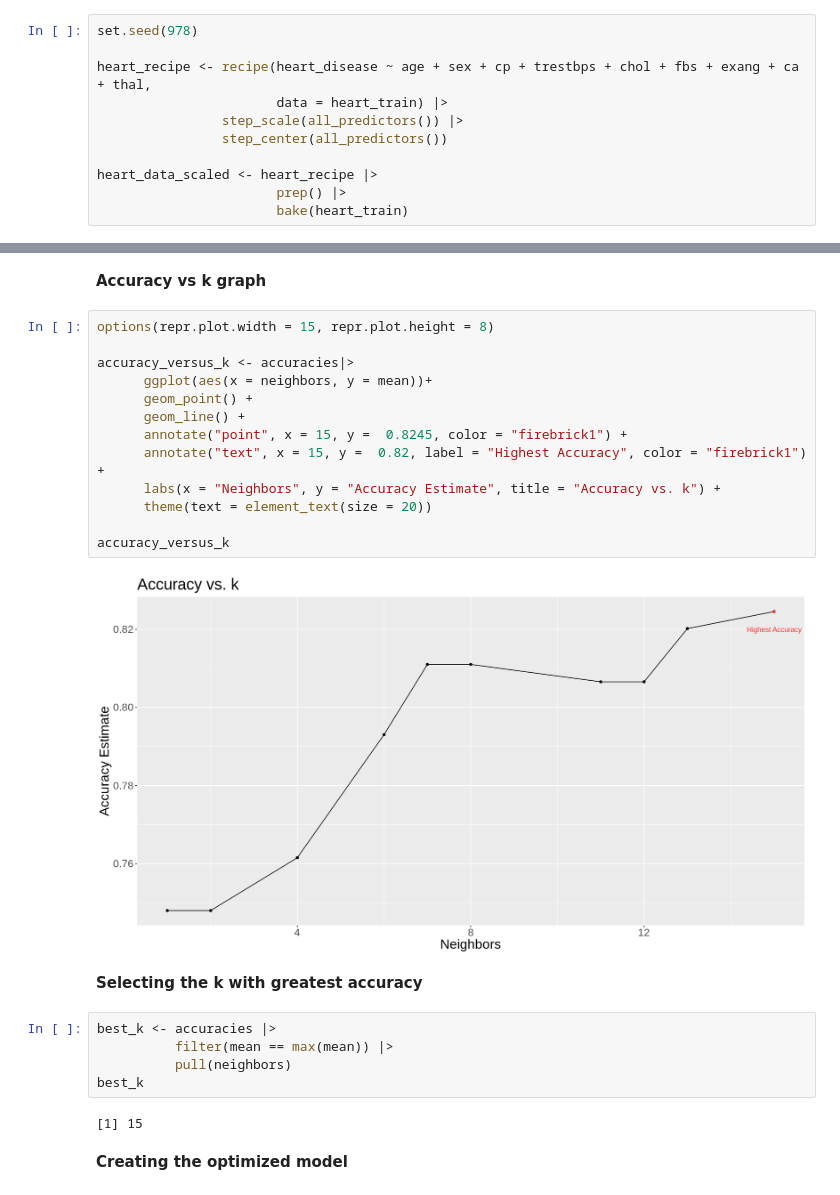
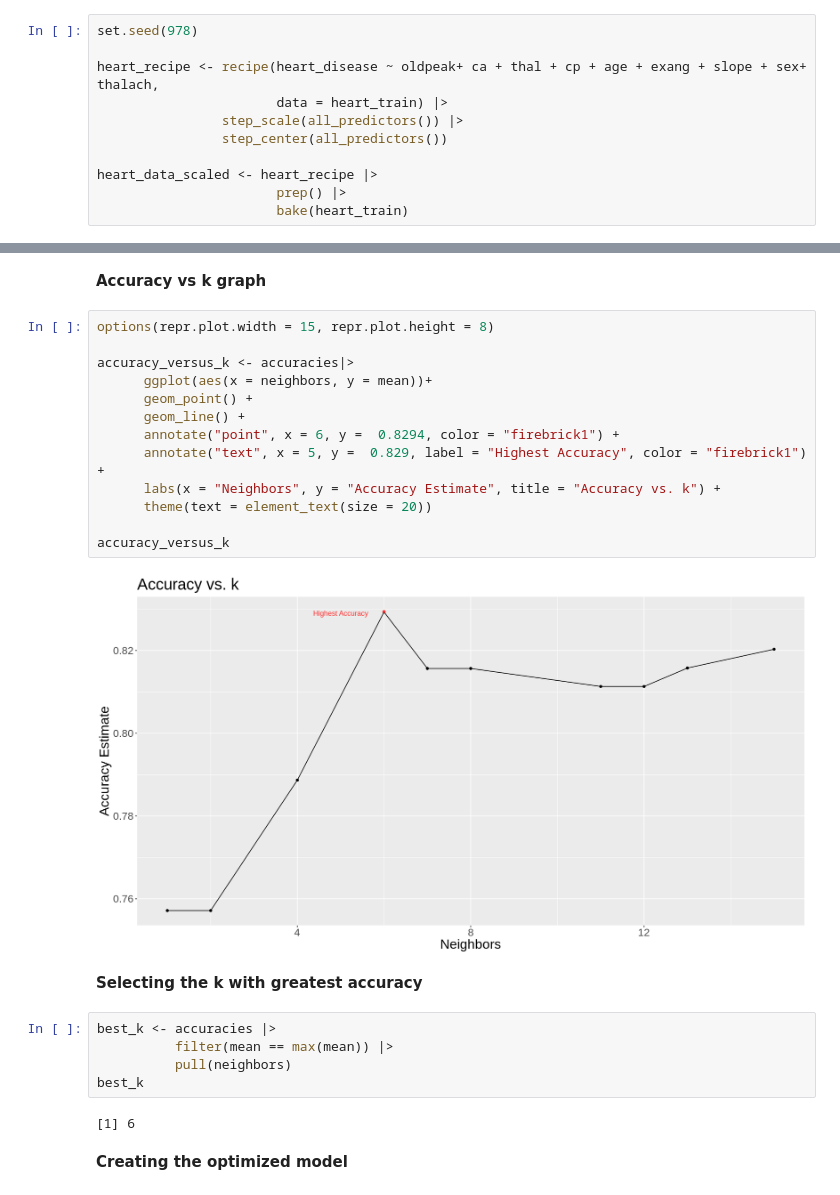
Before and after one commit to Yuvitee/DSCI-100-project, a Jupyter notebook: Heart Disease Proposal.ipynb, the cells around one changed output, grey strips where cells are left out. Drawn from its saved outputs; the diff is of its cells as text.

```diff
--- a/Heart Disease Proposal.ipynb
+++ b/Heart Disease Proposal.ipynb
@@ -437,7 +494,7 @@ All the code above are set to raw type because it will take more than five minut
 # %%
 set.seed(978)
 
-heart_recipe <- recipe(heart_disease ~ age + sex + cp + trestbps + chol + fbs + exang + ca + thal,
+heart_recipe <- recipe(heart_disease ~ oldpeak+ ca + thal + cp + age + exang + slope + sex+ thalach,
                        data = heart_train) |>
                 step_scale(all_predictors()) |>
                 step_center(all_predictors())
@@ -479,18 +536,18 @@ accuracies <- heart_results |>
 # %%
 options(repr.plot.width = 15, repr.plot.height = 8)
 
 accuracy_versus_k <- accuracies|>
       ggplot(aes(x = neighbors, y = mean))+
       geom_point() +
       geom_line() +
-      annotate("point", x = 15, y =  0.8245, color = "firebrick1") +
-      annotate("text", x = 15, y =  0.82, label = "Highest Accuracy", color = "firebrick1") +
+      annotate("point", x = 6, y =  0.8294, color = "firebrick1") +
+      annotate("text", x = 5, y =  0.829, label = "Highest Accuracy", color = "firebrick1") +
       labs(x = "Neighbors", y = "Accuracy Estimate", title = "Accuracy vs. k") +
       theme(text = element_text(size = 20))
 
 accuracy_versus_k
 # %% [output]
-[figure, old version]
+[figure, new version]
 # %% [markdown]
 **Selecting the k with greatest accuracy**
 # %%
@@ -499,7 +556,7 @@ best_k <- accuracies |>
           pull(neighbors)
 best_k
 # %% [output]
-[1] 15
+[1] 6
 # %% [markdown]
 **Creating the optimized model**
 # %%
```
Also changed, not shown: parts of 12 cells of this notebook.
